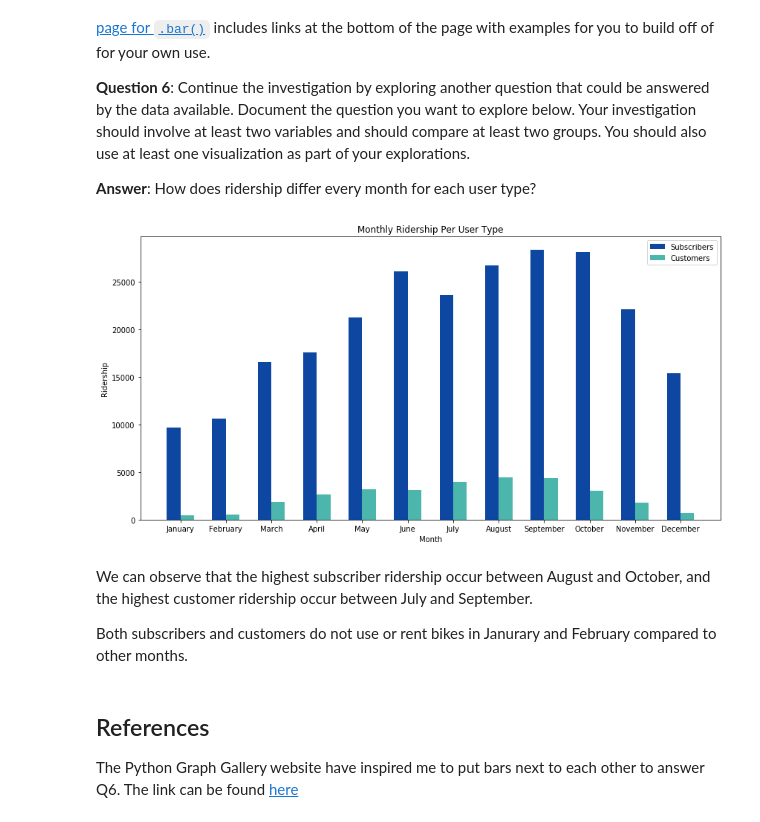
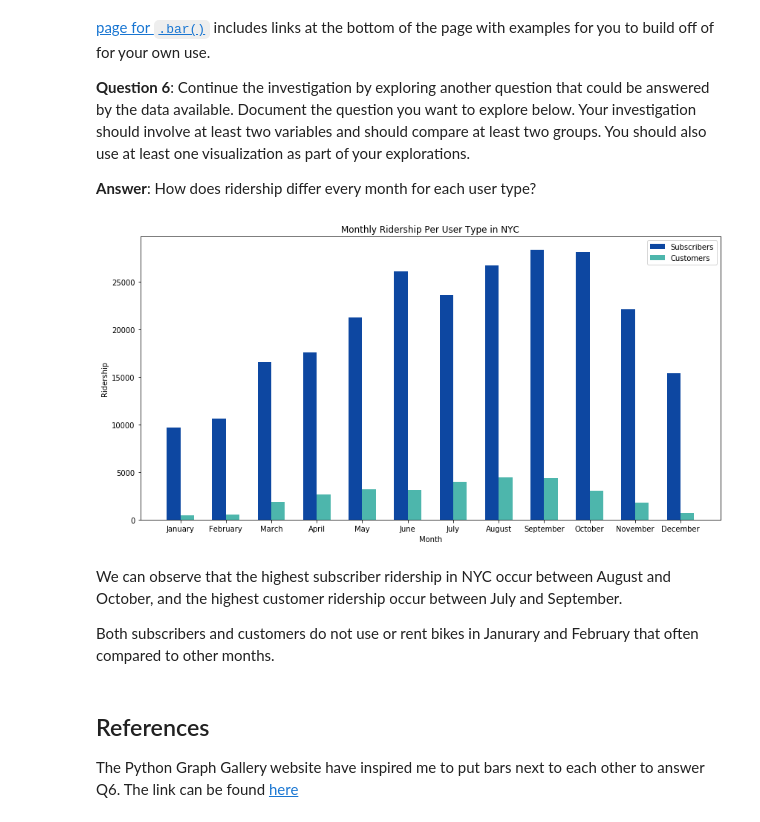
Before and after one commit to KAloraifi/2016-US-BikeShare-Analysis, a Jupyter notebook: Bike_Share_Analysis.ipynb, the cells around one changed output. Saved outputs shown, nothing was run; the diff lists cells and outputs as text; code cells hidden in the pictures.

```diff
--- a/Bike_Share_Analysis.ipynb
+++ b/Bike_Share_Analysis.ipynb
@@ -644,28 +644,28 @@ def get_customer_monthly_data(filename):
 # %%
 nyc_sub_monthly_data = get_subscriber_monthly_data(nyc_summary)
 nyc_cust_monthly_data = get_customer_monthly_data(nyc_summary)
 
 bar_width = 0.3
 x = np.arange(len(nyc_sub_monthly_data))
 subscriber_bars = nyc_sub_monthly_data.values()
 customer_bars = nyc_cust_monthly_data.values()
 
 plt.figure(figsize=(14,7))
 plt.bar(x, subscriber_bars, width=bar_width, label='Subscribers', color='#0D47A1')
 plt.bar(x + bar_width, customer_bars, width=bar_width, label='Customers', color='#4DB6AC')
 
 plt.xticks(x + bar_width/2, nyc_sub_monthly_data.keys())
-plt.title('Monthly Ridership Per User Type')
+plt.title('Monthly Ridership Per User Type in NYC')
 plt.xlabel('Month')
 plt.ylabel('Ridership')
 plt.legend()
 plt.show()
 # %% [output]
-[figure, old version]
+[figure, new version]
 # %% [markdown]
-We can observe that the highest subscriber ridership occur between August and October, and the highest customer ridership occur between July and September.
+We can observe that the highest subscriber ridership in NYC occur between August and October, and the highest customer ridership occur between July and September.
 
-Both subscribers and customers do not use or rent bikes in Janurary and February compared to other months.
+Both subscribers and customers do not use or rent bikes in Janurary and February that often compared to other months.
 # %% [markdown]
 ## References
 
```
Also changed, not shown: parts of 1 cell of this notebook.
